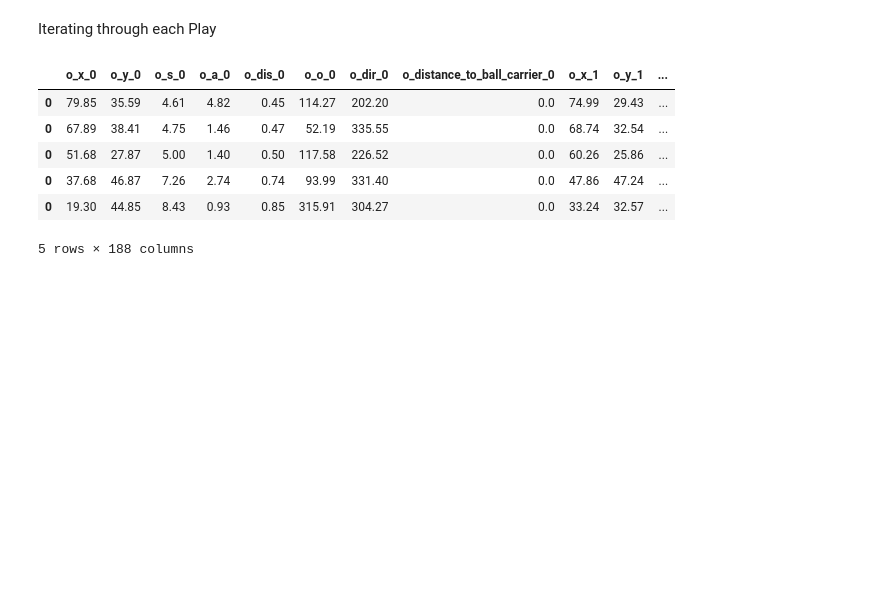
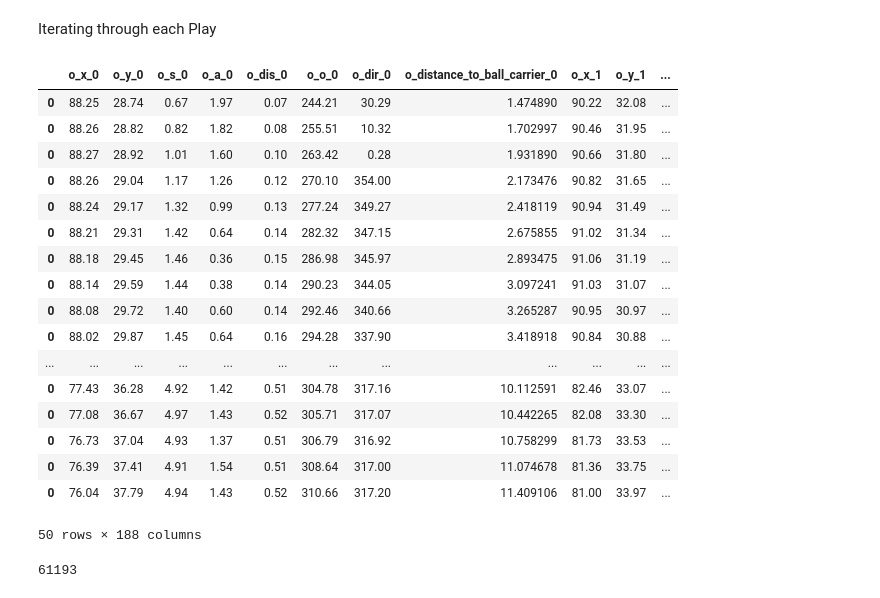
Before and after one commit to edzwil/big-data-bowl-2024, a Jupyter notebook: src/notebooks/metrics/feature_engineering.ipynb, the cells around one changed output. Saved outputs shown, nothing was run; the diff lists cells and outputs as text; code cells hidden in the pictures; blank space fills up the shorter version.

Commit message:
Calculating input for every frame in a play

```diff
--- a/src/notebooks/metrics/feature_engineering.ipynb
+++ b/src/notebooks/metrics/feature_engineering.ipynb
@@ -198,10 +238,25 @@ final_input_df.to_csv(index=False, path_or_buf="final_input_df.csv")
 # %%
-final_input_df.head()
+final_input_df.head(50)
 # %% [output]
 |  | o_x_0 | o_y_0 | o_s_0 | o_a_0 | o_dis_0 | o_o_0 | o_dir_0 | o_distance_to_ball_carrier_0 | o_x_1 | o_y_1 | ... |
-| 0 | 79.85 | 35.59 | 4.61 | 4.82 | 0.45 | 114.27 | 202.20 | 0.0 | 74.99 | 29.43 | ... |
-| 0 | 67.89 | 38.41 | 4.75 | 1.46 | 0.47 | 52.19 | 335.55 | 0.0 | 68.74 | 32.54 | ... |
-| 0 | 51.68 | 27.87 | 5.00 | 1.40 | 0.50 | 117.58 | 226.52 | 0.0 | 60.26 | 25.86 | ... |
-| 0 | 37.68 | 46.87 | 7.26 | 2.74 | 0.74 | 93.99 | 331.40 | 0.0 | 47.86 | 47.24 | ... |
-| 0 | 19.30 | 44.85 | 8.43 | 0.93 | 0.85 | 315.91 | 304.27 | 0.0 | 33.24 | 32.57 | ... |
+| 0 | 88.25 | 28.74 | 0.67 | 1.97 | 0.07 | 244.21 | 30.29 | 1.474890 | 90.22 | 32.08 | ... |
+| 0 | 88.26 | 28.82 | 0.82 | 1.82 | 0.08 | 255.51 | 10.32 | 1.702997 | 90.46 | 31.95 | ... |
+| 0 | 88.27 | 28.92 | 1.01 | 1.60 | 0.10 | 263.42 | 0.28 | 1.931890 | 90.66 | 31.80 | ... |
+| 0 | 88.26 | 29.04 | 1.17 | 1.26 | 0.12 | 270.10 | 354.00 | 2.173476 | 90.82 | 31.65 | ... |
+| 0 | 88.24 | 29.17 | 1.32 | 0.99 | 0.13 | 277.24 | 349.27 | 2.418119 | 90.94 | 31.49 | ... |
+| 0 | 88.21 | 29.31 | 1.42 | 0.64 | 0.14 | 282.32 | 347.15 | 2.675855 | 91.02 | 31.34 | ... |
+| 0 | 88.18 | 29.45 | 1.46 | 0.36 | 0.15 | 286.98 | 345.97 | 2.893475 | 91.06 | 31.19 | ... |
+| 0 | 88.14 | 29.59 | 1.44 | 0.38 | 0.14 | 290.23 | 344.05 | 3.097241 | 91.03 | 31.07 | ... |
+| 0 | 88.08 | 29.72 | 1.40 | 0.60 | 0.14 | 292.46 | 340.66 | 3.265287 | 90.95 | 30.97 | ... |
+| 0 | 88.02 | 29.87 | 1.45 | 0.64 | 0.16 | 294.28 | 337.90 | 3.418918 | 90.84 | 30.88 | ... |
+| ... | ... | ... | ... | ... | ... | ... | ... | ... | ... | ... | ... |
+| 0 | 77.43 | 36.28 | 4.92 | 1.42 | 0.51 | 304.78 | 317.16 | 10.112591 | 82.46 | 33.07 | ... |
+| 0 | 77.08 | 36.67 | 4.97 | 1.43 | 0.52 | 305.71 | 317.07 | 10.442265 | 82.08 | 33.30 | ... |
+| 0 | 76.73 | 37.04 | 4.93 | 1.37 | 0.51 | 306.79 | 316.92 | 10.758299 | 81.73 | 33.53 | ... |
+| 0 | 76.39 | 37.41 | 4.91 | 1.54 | 0.51 | 308.64 | 317.00 | 11.074678 | 81.36 | 33.75 | ... |
+| 0 | 76.04 | 37.79 | 4.94 | 1.43 | 0.52 | 310.66 | 317.20 | 11.409106 | 81.00 | 33.97 | ... |
-5 rows × 188 columns
+50 rows × 188 columns
+# %%
+len(final_input_df)
+# %% [output]
+61193
```
Also changed, not shown: parts of 5 cells of this notebook.
